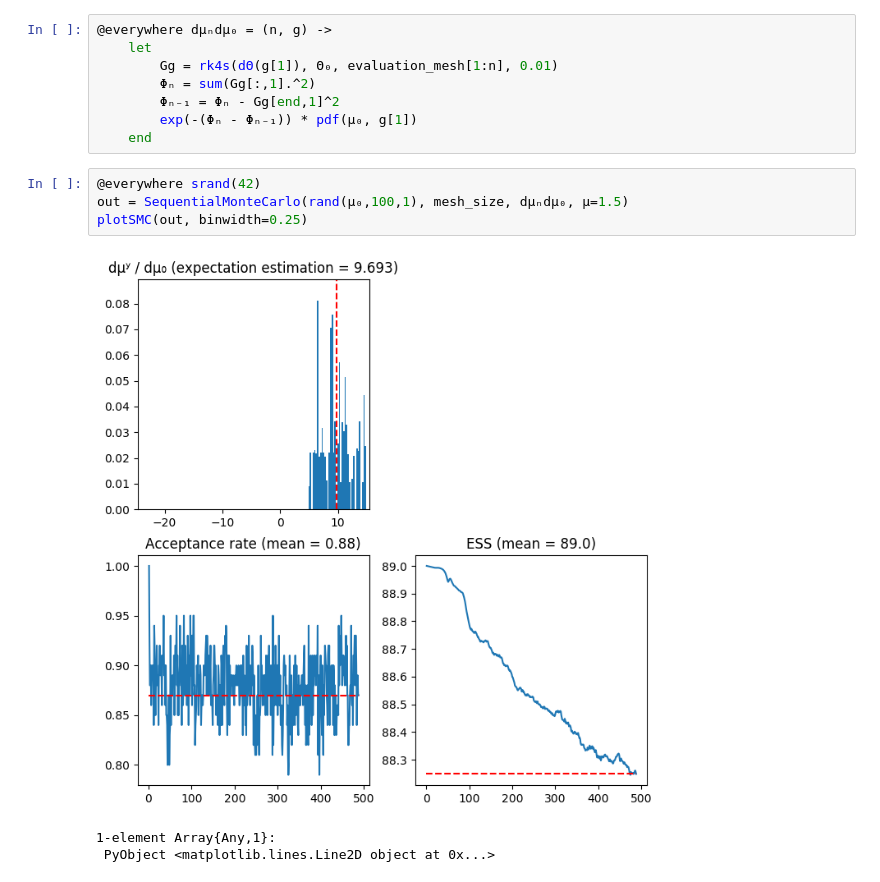
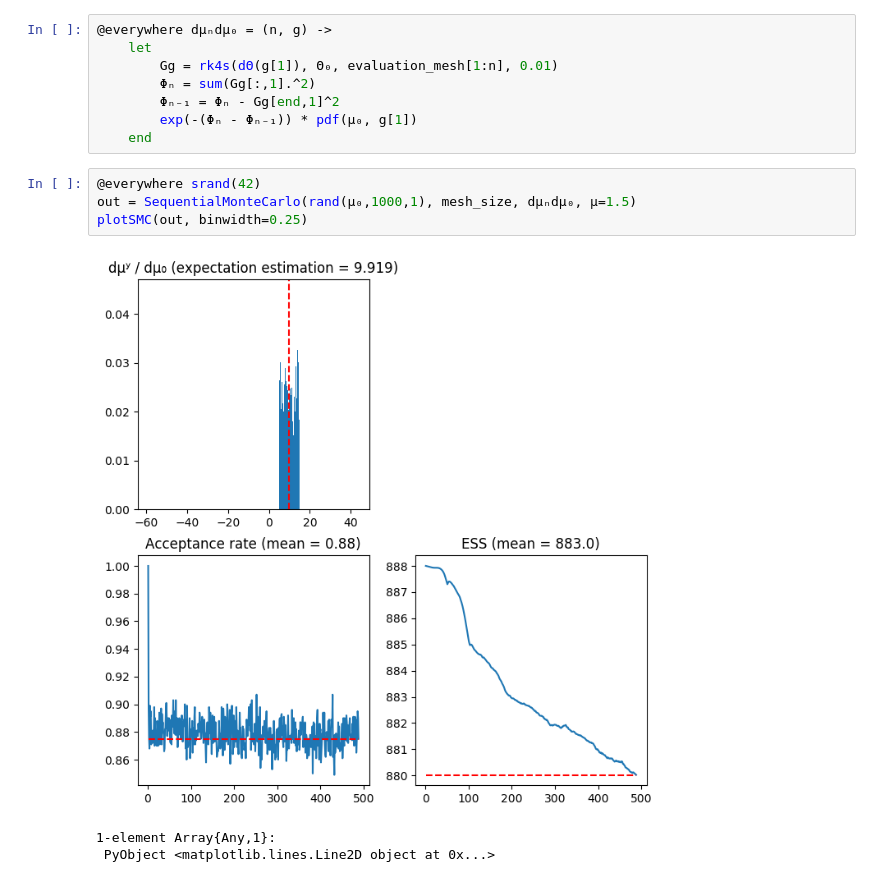
Before and after one commit to matthieubulte/smc, a Jupyter notebook: code/proposal-update.ipynb, the cells around one changed output. Cells and saved outputs as stored; diff of their text form.

```diff
--- a/code/proposal-update.ipynb
+++ b/code/proposal-update.ipynb
@@ -129,9 +131,9 @@ $$
     end
 # %%
 @everywhere srand(42)
-out = SequentialMonteCarlo(rand(μ₀,100,1), mesh_size, dμₙdμ₀, μ=1.5)
+out = SequentialMonteCarlo(rand(μ₀,1000,1), mesh_size, dμₙdμ₀, μ=1.5)
 plotSMC(out, binwidth=0.25)
 # %% [output]
-[figure, old version]
+[figure, new version]
 1-element Array{Any,1}:
  PyObject <matplotlib.lines.Line2D object at 0x...>
```
Also changed, not shown: parts of 4 cells of this notebook, 2 other files.
